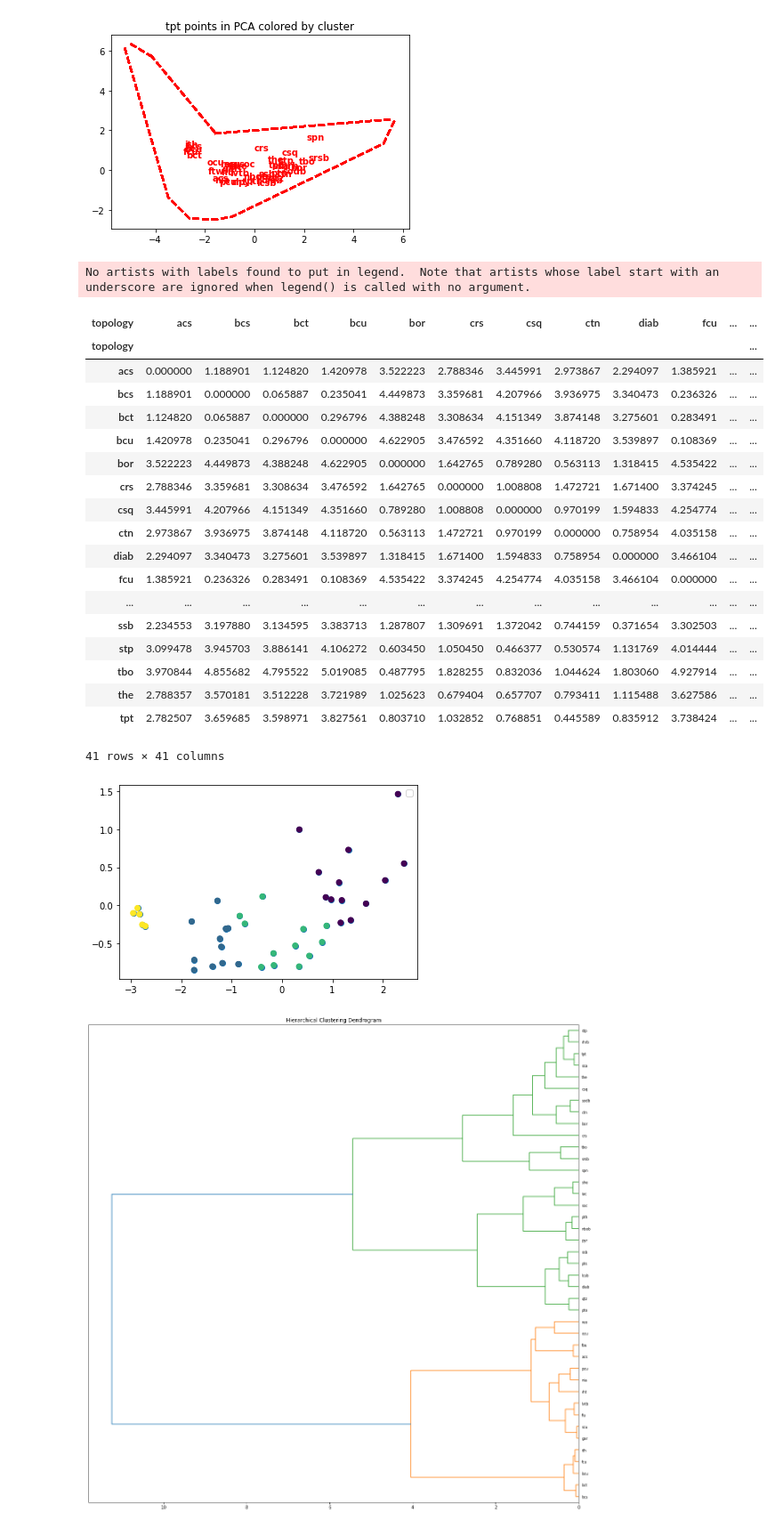
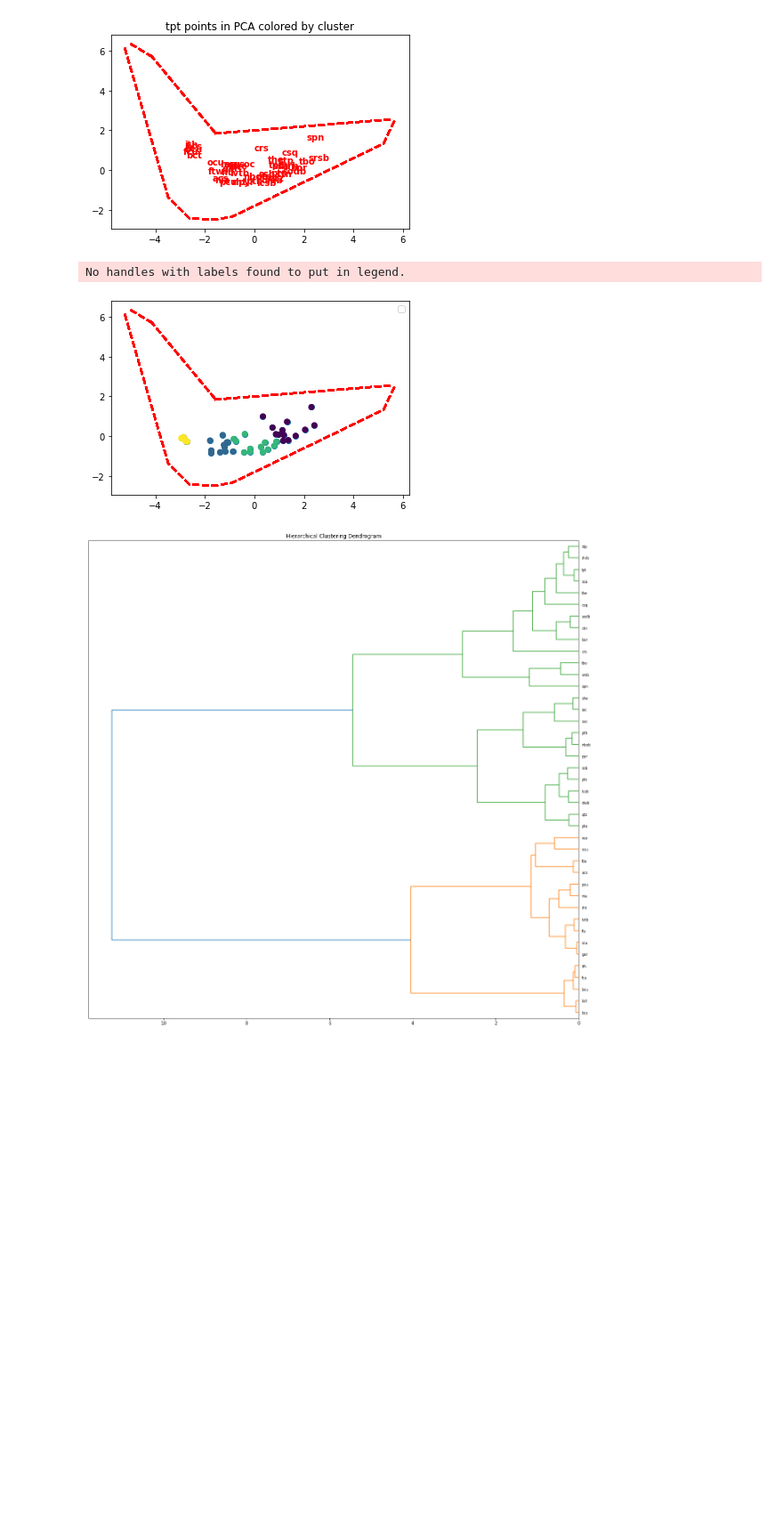
Before and after one commit to Gregory-Cooper/TL_MOF, a Jupyter notebook: cluster_analysis.ipynb, the cells around one changed output. Shown at 89% size. Cells and saved outputs as stored; diff of their text form; code cells hidden in the pictures; blank space fills up the shorter version.

```diff
--- a/cluster_analysis.ipynb
+++ b/cluster_analysis.ipynb
@@ -321,37 +280,34 @@ plt.show()
 # %%
 from scipy.spatial import distance_matrix
 from sklearn.mixture import GaussianMixture
 from sklearn.cluster import AgglomerativeClustering
 a=abridge.groupby("topology").median()[["Pc1","Pc2"]]
 plt.scatter(a["Pc1"],a["Pc2"])
 color = AgglomerativeClustering(n_clusters=4).fit_predict(a)
 #color=gm.predict(a)
 plt.scatter(a["Pc1"],a["Pc2"],c=color)
 plt.legend()
 distances=pd.DataFrame(distance_matrix(a,a),index=a.index,columns=a.index)
 distances
+for z,i in enumerate(abridge["topology"].unique()):
+    interest=i
+    x=np.linspace(-4.2,-1.6,1001)
+    y= lambda x: -.5 - 1.5*x
+    plt.plot(x,y(x),'r--', lw=2)
+    x=np.linspace(-5,-4.2,1001)
+    y= lambda x: 2.6- .75*x
+    plt.plot(x,y(x),'r--', lw=2)
+    x=np.linspace(-1.6,5.5,1001)
+    y= lambda x: 2 + .1*x
+    plt.plot(x,y(x),'r--', lw=2)
+    x=np.linspace(-1.6,5,1001)
+    y= lambda x: 2 + .1*x
+    plt.plot(x,y(x),'r--', lw=2)
+    plt.plot(alpha_tuples[hull.vertices,0][:10], alpha_tuples[hull.vertices,1][:10], 'r--', lw=2)
+plt.show()
 # %% [output]
-No artists with labels found to put in legend.  Note that artists whose label start with an underscore are ignored when legend() is called with no argument.
+No handles with labels found to put in legend.
-| topology | acs | bcs | bct | bcu | bor | crs | csq | ctn | diab | fcu | ... | ... |
-| topology |  |  |  |  |  |  |  |  |  |  |  | ... |
-| acs | 0.000000 | 1.188901 | 1.124820 | 1.420978 | 3.522223 | 2.788346 | 3.445991 | 2.973867 | 2.294097 | 1.385921 | ... | ... |
-| bcs | 1.188901 | 0.000000 | 0.065887 | 0.235041 | 4.449873 | 3.359681 | 4.207966 | 3.936975 | 3.340473 | 0.236326 | ... | ... |
-| bct | 1.124820 | 0.065887 | 0.000000 | 0.296796 | 4.388248 | 3.308634 | 4.151349 | 3.874148 | 3.275601 | 0.283491 | ... | ... |
-| bcu | 1.420978 | 0.235041 | 0.296796 | 0.000000 | 4.622905 | 3.476592 | 4.351660 | 4.118720 | 3.539897 | 0.108369 | ... | ... |
-| bor | 3.522223 | 4.449873 | 4.388248 | 4.622905 | 0.000000 | 1.642765 | 0.789280 | 0.563113 | 1.318415 | 4.535422 | ... | ... |
-| crs | 2.788346 | 3.359681 | 3.308634 | 3.476592 | 1.642765 | 0.000000 | 1.008808 | 1.472721 | 1.671400 | 3.374245 | ... | ... |
-| csq | 3.445991 | 4.207966 | 4.151349 | 4.351660 | 0.789280 | 1.008808 | 0.000000 | 0.970199 | 1.594833 | 4.254774 | ... | ... |
-| ctn | 2.973867 | 3.936975 | 3.874148 | 4.118720 | 0.563113 | 1.472721 | 0.970199 | 0.000000 | 0.758954 | 4.035158 | ... | ... |
-| diab | 2.294097 | 3.340473 | 3.275601 | 3.539897 | 1.318415 | 1.671400 | 1.594833 | 0.758954 | 0.000000 | 3.466104 | ... | ... |
-| fcu | 1.385921 | 0.236326 | 0.283491 | 0.108369 | 4.535422 | 3.374245 | 4.254774 | 4.035158 | 3.466104 | 0.000000 | ... | ... |
-| ... | ... | ... | ... | ... | ... | ... | ... | ... | ... | ... | ... | ... |
-| ssb | 2.234553 | 3.197880 | 3.134595 | 3.383713 | 1.287807 | 1.309691 | 1.372042 | 0.744159 | 0.371654 | 3.302503 | ... | ... |
-| stp | 3.099478 | 3.945703 | 3.886141 | 4.106272 | 0.603450 | 1.050450 | 0.466377 | 0.530574 | 1.131769 | 4.014444 | ... | ... |
-| tbo | 3.970844 | 4.855682 | 4.795522 | 5.019085 | 0.487795 | 1.828255 | 0.832036 | 1.044624 | 1.803060 | 4.927914 | ... | ... |
-| the | 2.788357 | 3.570181 | 3.512228 | 3.721989 | 1.025623 | 0.679404 | 0.657707 | 0.793411 | 1.115488 | 3.627586 | ... | ... |
-| tpt | 2.782507 | 3.659685 | 3.598971 | 3.827561 | 0.803710 | 1.032852 | 0.768851 | 0.445589 | 0.835912 | 3.738424 | ... | ... |
-41 rows × 41 columns
-[figure, old version]
+[figure, new version]
 # %%
 from scipy.cluster.hierarchy import dendrogram
 def plot_dendrogram(model, **kwargs):
```
Also changed, not shown: parts of 5 cells of this notebook, 27 other files.
